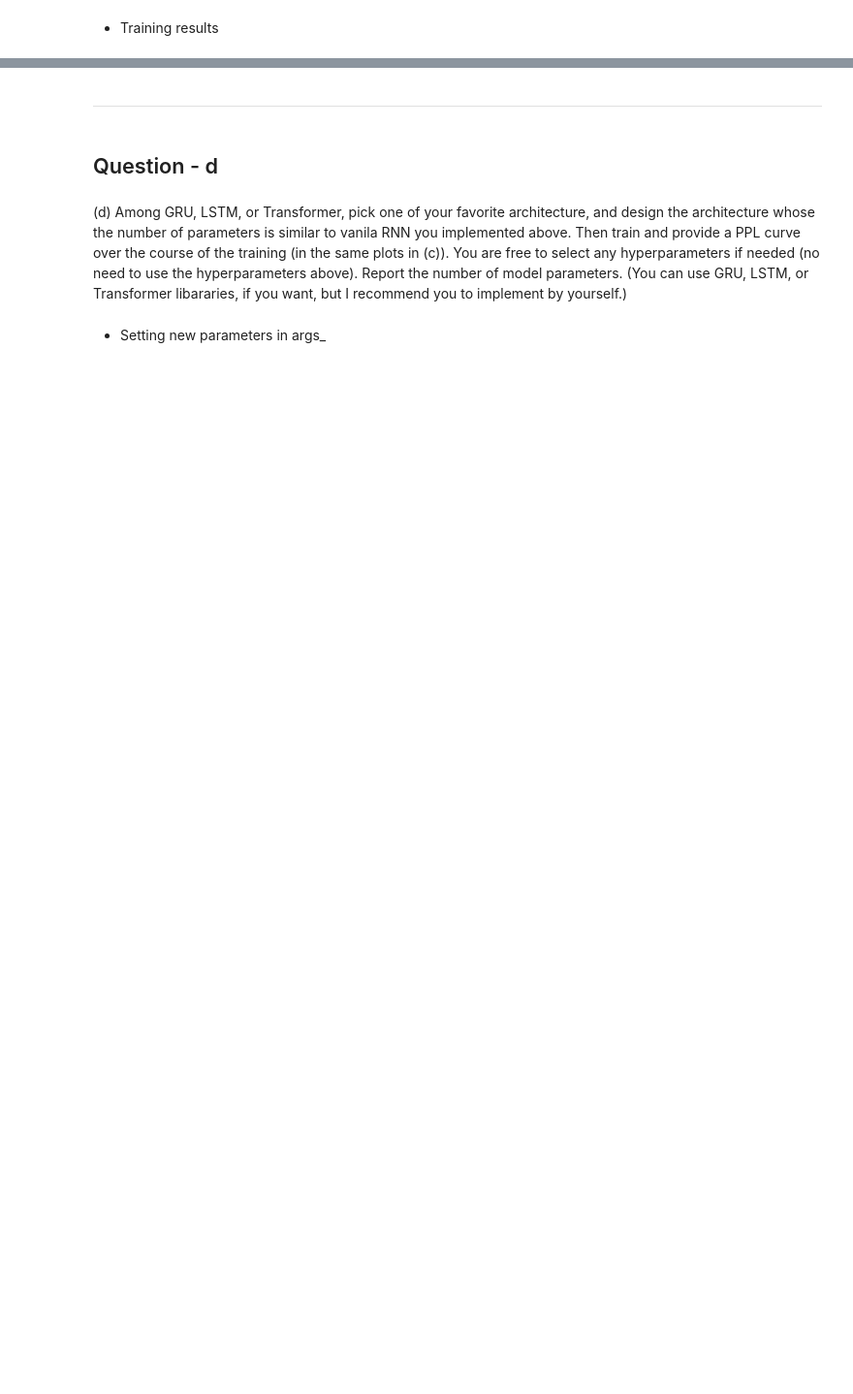
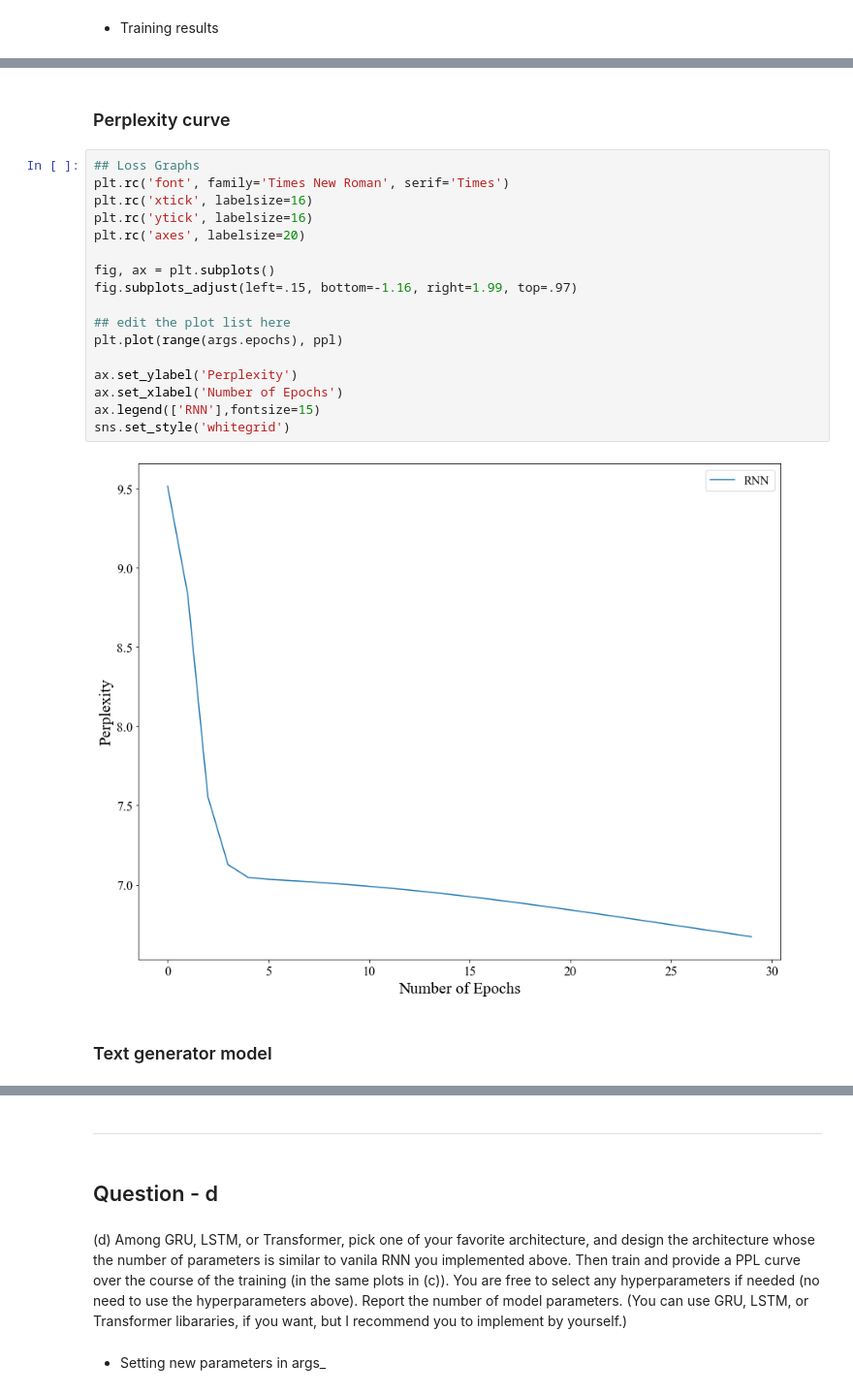
Before and after one commit to andrewyoo214/Machine_Learning_practices, a Jupyter notebook: RNN_implementation.ipynb, the cells around one changed output, grey strips where cells are left out. Shown: that part at 97% size. Drawn from its saved outputs; the diff is of its cells as text; blank space fills up the shorter version.

```diff
--- a/RNN_implementation.ipynb
+++ b/RNN_implementation.ipynb
@@ -288 +344,24 @@ rnn_net = train_rnn(words, vocab_to_int, int_to_vocab, len(vocab))
+# %% [markdown]
+### Perplexity curve
+# %%
+## Loss Graphs
+plt.rc('font', family='Times New Roman', serif='Times')
+plt.rc('xtick', labelsize=16)
+plt.rc('ytick', labelsize=16)
+plt.rc('axes', labelsize=20)
+
+fig, ax = plt.subplots()
+fig.subplots_adjust(left=.15, bottom=-1.16, right=1.99, top=.97)
+
+## edit the plot list here
+plt.plot(range(args.epochs), ppl)
+
+ax.set_ylabel('Perplexity')
+ax.set_xlabel('Number of Epochs')
+ax.legend(['RNN'],fontsize=15)
+sns.set_style('whitegrid')
+# %% [output]
+[figure, added]
+# %% [markdown]
+### Text generator model
 # %%
```
Also changed, not shown: parts of 46 cells of this notebook.
